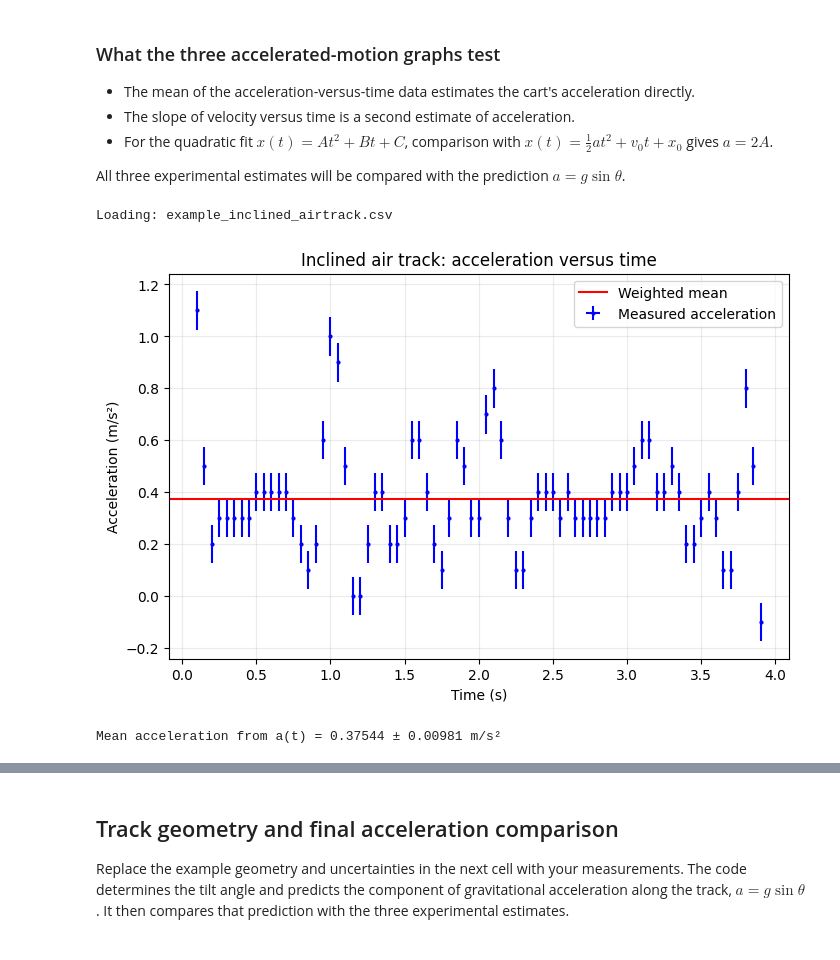
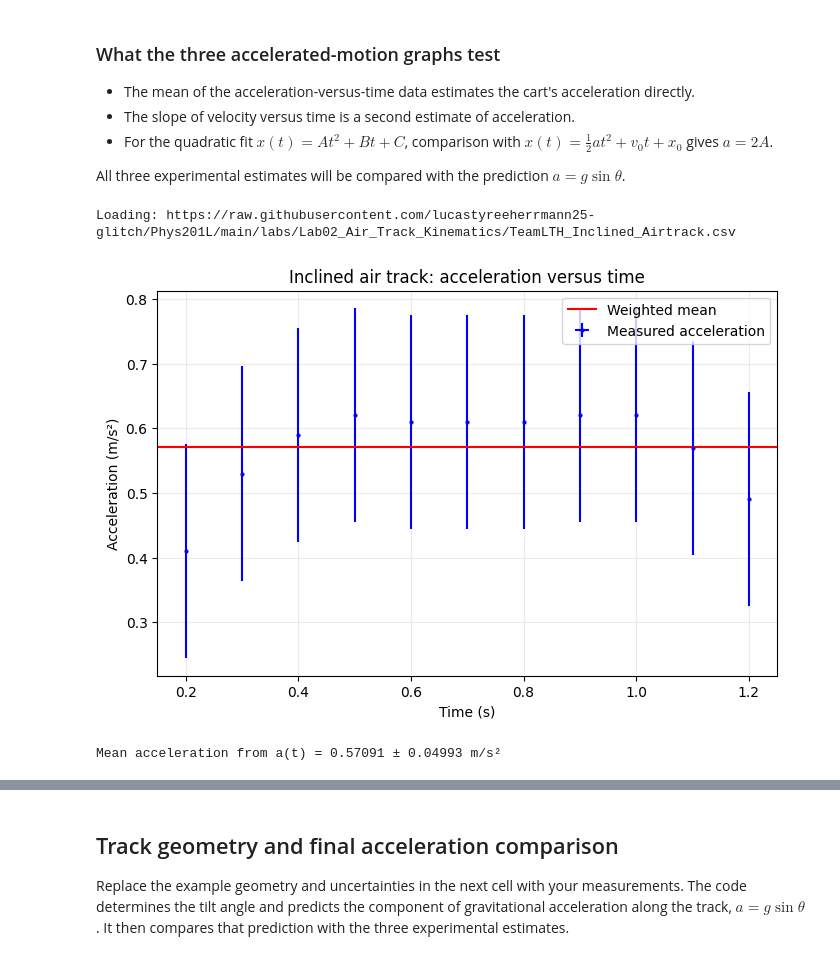
Before and after one commit to lucastyreeherrmann25-glitch/Phys201L, a Jupyter notebook: labs/Lab02_Air_Track_Kinematics/Lab02_Air_Track_Kinematics.ipynb, the cells around one changed output, grey strips where cells are left out. Saved outputs shown, nothing was run; the diff lists cells and outputs as text; code cells hidden in the pictures.

```diff
--- a/labs/Lab02_Air_Track_Kinematics/Lab02_Air_Track_Kinematics.ipynb
+++ b/labs/Lab02_Air_Track_Kinematics/Lab02_Air_Track_Kinematics.ipynb
@@ -194,12 +194,12 @@ LAB_PATH = "labs/Lab02_Air_Track_Kinematics"
 
 SENSOR_FILE = "TeamLTH_Sensor_test.csv"
 LEVEL_FILE = "TeamLTH_Level_Airtrack.csv"
-INCLINED_FILE = "Team##_Inclined_Airtrack.csv"
+INCLINED_FILE = "TeamLTH_Inclined_Airtrack.csv"
 
 # Adjust these limits only after inspecting your team's graphs. Choose the
 # interval containing the clean motion between bumper collisions.
 LEVEL_FIT_MIN, LEVEL_FIT_MAX = 0.20, 2.10
-INCLINED_FIT_MIN, INCLINED_FIT_MAX = 0.80, 3.60
+INCLINED_FIT_MIN, INCLINED_FIT_MAX = 0.20, 1.20
 
 def load_lab_csv(example_name, team_name):
     """Load bundled example data or a CSV committed to the team's GitHub fork."""
@@ -439,28 +439,28 @@ All three experimental estimates will be compared with the prediction $a=g\sin\t
 # %%
 # Acceleration versus time: inclined air track
 
-inclined_df = load_lab_csv('example_inclined_airtrack.csv', INCLINED_FILE)
-t_inclined = inclined_df['Time (s) Run #1'].to_numpy(dtype=float)
-a_inclined = inclined_df['Acceleration (m/s²) Run #1'].to_numpy(dtype=float)
+inclined_df = load_lab_csv('TeamLTH_Inclined_Airtrack.csv', INCLINED_FILE)
+t_inclined = inclined_df['Time (s) Run #6'].to_numpy(dtype=float)
+a_inclined = inclined_df['Acceleration, Ch1&2 (m/s²) Run #6'].to_numpy(dtype=float)
 sigma_a = np.full_like(t_inclined, delta_delta_x/Delta_t**2)
 
 fig, ax = plt.subplots(figsize=(8, 5))
 ax.errorbar(t_inclined, a_inclined, yerr=sigma_a, xerr=delta_t_single,
             fmt='b.', markersize=4, label='Measured acceleration')
 plt.sca(ax)
 a_from_a, da_from_a = constant_fit(
     t_inclined, a_inclined, sigma_a, INCLINED_FIT_MIN, INCLINED_FIT_MAX)
 ax.set(xlabel='Time (s)', ylabel='Acceleration (m/s²)',
        title='Inclined air track: acceleration versus time')
 ax.grid(alpha=0.25)
 ax.legend()
 plt.show()
 
 print(f"Mean acceleration from a(t) = {a_from_a:.5f} ± {da_from_a:.5f} m/s²")
 # %% [output]
-Loading: example_inclined_airtrack.csv
+Loading: https://raw.githubusercontent.com/lucastyreeherrmann25-glitch/Phys201L/main/labs/Lab02_Air_Track_Kinematics/TeamLTH_Inclined_Airtrack.csv
-[figure, old version]
+[figure, new version]
-Mean acceleration from a(t) = 0.37544 ± 0.00981 m/s²
+Mean acceleration from a(t) = 0.57091 ± 0.04993 m/s²
 # %%
 # Position versus time: inclined air track
 
```
Also changed, not shown: parts of 5 cells of this notebook.
